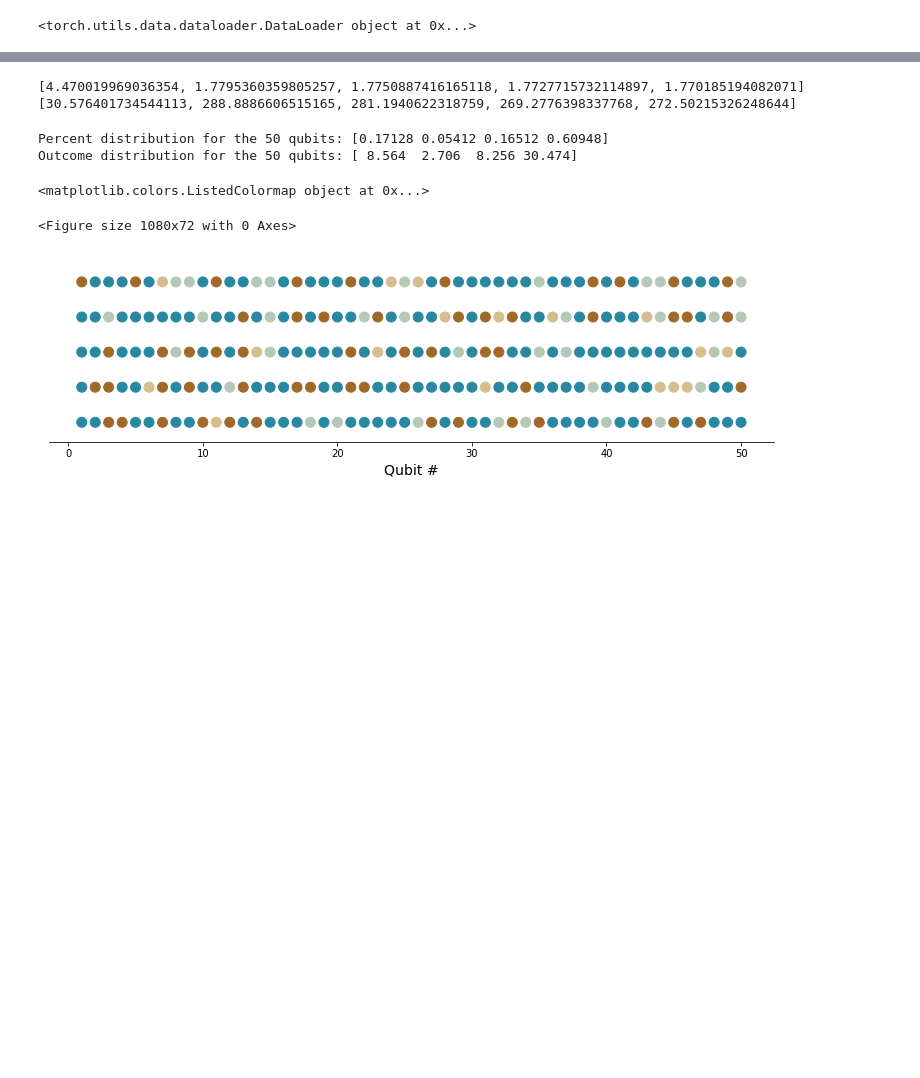
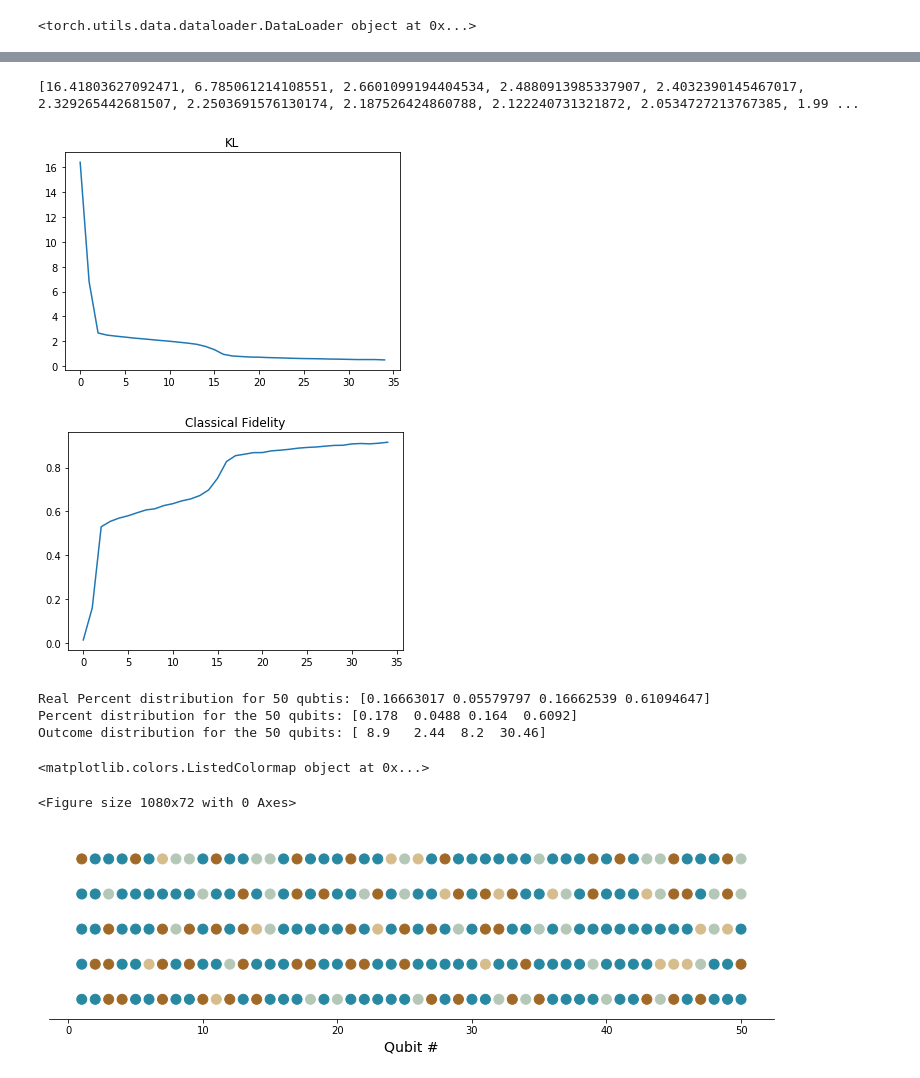
Before and after one commit to MelkoCollective/Pepinillo, a Jupyter notebook: notebooks/POVMRNNFunctioning.ipynb, the cells around one changed output, grey strips where cells are left out. Drawn from its saved outputs; the diff is of its cells as text; code cells hidden in the pictures; blank space fills up the shorter version.

```diff
--- a/notebooks/POVMRNNFunctioning.ipynb
+++ b/notebooks/POVMRNNFunctioning.ipynb
@@ -56,19 +56,19 @@ print(device)
 
 n_qubits = 50
 n_outcomes =4
-batchSize =500
+batchSize =50
 hidden_size = 100
-num_gru_layers = 3
+num_gru_layers = 2
 num_epochs = 50
-log_interval = 100
+log_interval = 50
 loss_by_step = True
-lr = 0.01
+lr = 0.0001
 # %% [output]
 cpu
 # %%
 
 
-data_array = np.load('data/numpy_POVM_data.npz')['a']
+data_array = np.load('data/TFIM_training_data.npz')['data']
 log_probs = np.load('data/TFIM_logprobs.npz')['probs']
 #print(data_array.shape)
 # %%
@@ -131,7 +128,7 @@ class RNN(nn.Module):
         return torch.zeros(1, batchSize, self.n_outcomes).to(device).double()
 
 
-    def step(self, input, hidden=None):
+    def step(self, input, hidden):
 
         output, hidden = self.rnn(input, hidden)
         for_prediction = output.squeeze(0).to(device)
@@ -147,14 +144,16 @@ class RNN(nn.Module):
         hidden: [num_layers * num_directions, batchSize, hidden_size]'''
 
         if steps == 0: steps = len(inputs)
-        outputs = torch.zeros(steps, batchSize, hidden_size).double().to(device)
-        outcome_probs = torch.zeros(steps, batchSize, n_outcomes).double().to(device)
-        losses = torch.tensor(0).double().to(device)
+        outputs = torch.ones(steps, batchSize, hidden_size).double().to(device)
+        outcome_probs = torch.ones(steps, batchSize, n_outcomes).double().to(device)
+        #losses = torch.tensor(1).double().to(device)
+        losses = torch.zeros(steps, batchSize)
 
         for i in range(steps):
             if  i == 0:
                 hidden = self.initHidden()
                 input = self.initX()
+                inputX = input
                 targets = torch.argmax(inputs[i],dim=1)
 
             else:
@@ -169,20 +168,22 @@ class RNN(nn.Module):
                 #loss_i = self.CE(outcome, targets.long())
                 #loss_i = self.step_loss(targets, outcome)
                 loss_i = self.myCrossEntropyLoss(outcome, targets)
-                losses = losses + loss_i
+                losses[i,:] = loss_i
             outputs[i] = output
             outcome_probs[i] = outcome
 
         if loss_by_step == False:
             losses = self.loss_overall(inputs, outcome_probs)
 
-        return outputs, hidden, outcome_probs, losses, inputX
+        loss = torch.sum(losses)
+        return outputs, hidden, outcome_probs, loss, inputX
 
 
     def myCrossEntropyLoss(self, outputs, labels):
         batch_size = outputs.size()[0]            # batch_size
         outputs = torch.log(outputs)   # compute the log of softmax values
         outputs = outputs[range(batch_size), labels] # pick the values corresponding to the labels
+        #print(outputs.shape)
         return -torch.sum(outputs)/batch_size
 
 
@@ -272,9 +273,10 @@ for epoch in range(1, num_epochs + 1):
         train_loss += loss.item()
         optimizer.step()
         if batch_idx % log_interval == 0:
+            KL, fidelity = compute_KL(model)
 
-            KLs.append(compute_KL(model)[0])
-            fidelities.append(compute_KL(model)[1])
+            KLs.append(KL)
+            fidelities.append(fidelity)
 
             print('Train Epoch: {} [{}/{} ({:.0f}%)]\tLoss: {:.6f}'.format(
                 epoch, batch_idx * len(data[1]), len(train_loader.dataset),
@@ -335,7 +326,15 @@ Train Epoch: 15 [0/50000 (0%)]  Loss: 0.102648
-# %%
-print(KLs, fidelities)
-# %% [output]
-[4.470019969036354, 1.7795360359805257, 1.7750887416165118, 1.7727715732114897, 1.770185194082071] [30.576401734544113, 288.8886606515165, 281.1940622318759, 269.2776398337768, 272.50215326248644]
+# %%
+print(KLs, fidelities)
+plt.plot(range(len(KLs)), KLs)
+plt.title("KL")
+plt.show()
+plt.plot(range(len(KLs)), fidelities)
+plt.title("Classical Fidelity")
+plt.show()
+# %% [output]
+[16.41803627092471, 6.785061214108551, 2.6601099194404534, 2.4880913985337907, 2.4032390145467017, 2.329265442681507, 2.2503691576130174, 2.187526424860788, 2.122240731321872, 2.0534727213767385, 1.99 ...
+[figure, added]
+[figure, added]
 # %%
 ## try sampling from it, compute average probability of each outcome
 sample_test = model.sample()
@@ -343,11 +342,13 @@ sample_test = model.sample()
 #print(sample_test[:,0,:])
 bin_counts = [np.bincount(np.argmax(sample_test[:,i,:].cpu().data.numpy(), axis = 1)) for i in range(batchSize) ]
 #print(bin_counts)
+print("Real Percent distribution for 50 qubtis:", true_percentages)
 print("Percent distribution for the 50 qubits:",(np.array(bin_counts).mean(0) / np.array(bin_counts).mean(0).sum()))
 print("Outcome distribution for the 50 qubits:",np.array(bin_counts).mean(0))
 # %% [output]
-Percent distribution for the 50 qubits: [0.17128 0.05412 0.16512 0.60948]
-Outcome distribution for the 50 qubits: [ 8.564  2.706  8.256 30.474]
+Real Percent distribution for 50 qubtis: [0.16663017 0.05579797 0.16662539 0.61094647]
+Percent distribution for the 50 qubits: [0.178  0.0488 0.164  0.6092]
+Outcome distribution for the 50 qubits: [ 8.9   2.44  8.2  30.46]
 # %%
 def plot_samples(sample_test = sample_test, n_samples = 1, n_qubits = n_qubits):
     qubits = np.arange(1, n_qubits + 1)
```
Also changed, not shown: parts of 8 cells of this notebook.
